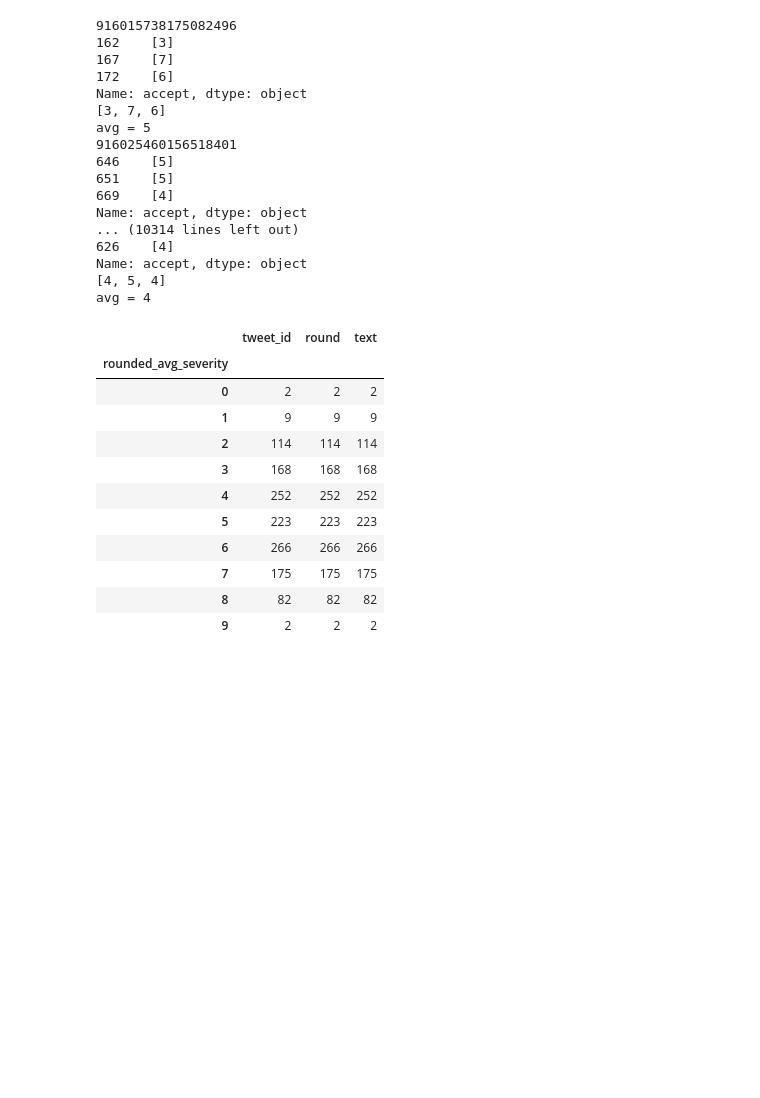
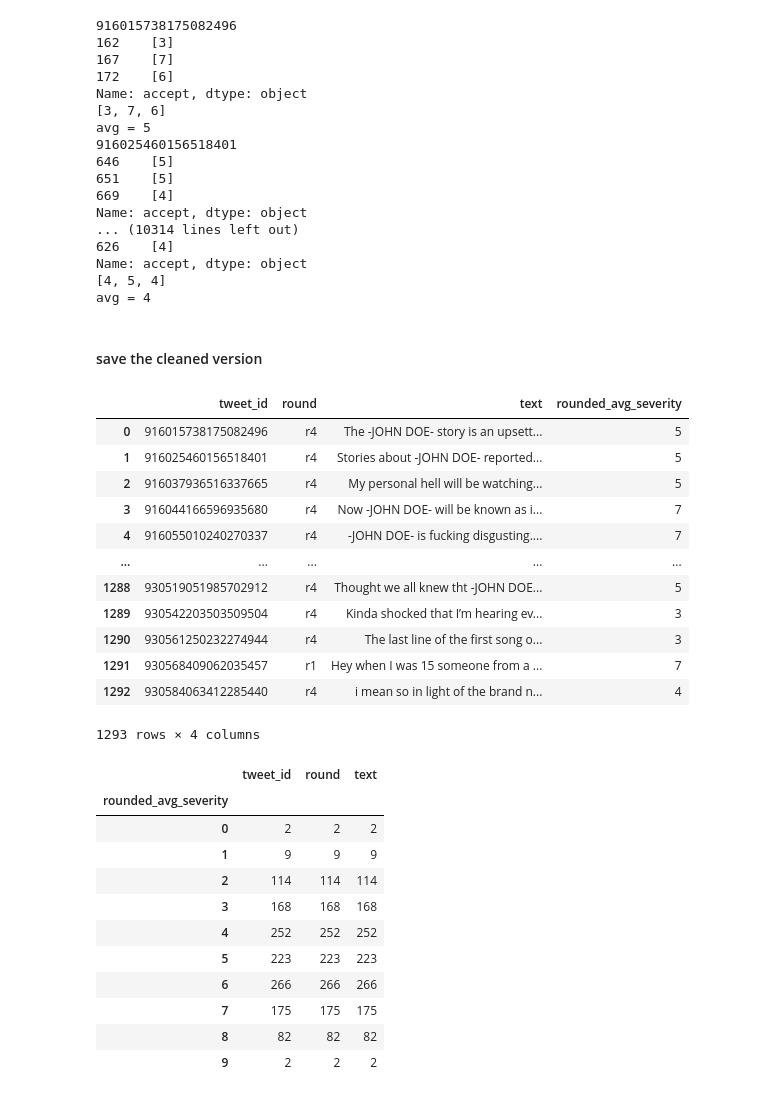
Before and after one commit to Ali-Omrani/transgressions-condemnation, a Jupyter notebook: severity/severity_data_wrangling.ipynb, the cells around one changed output. Cells and saved outputs as stored; diff of their text form; code cells hidden in the pictures; blank space fills up the shorter version.

```diff
--- a/severity/severity_classifier.ipynb
+++ b/severity/severity_data_wrangling.ipynb
@@ -166,10 +166,28 @@ Name: accept, dtype: object
 Name: accept, dtype: object
 [4, 5, 4]
 avg = 4
+# %% [markdown]
+#### save the cleaned version
 # %%
 mean_severity_df = pd.DataFrame(rows)
 mean_severity_df[mean_severity_df["round"]=="r4"]
 mean_severity_df.to_csv("mean_severity.csv", index=False)
+# %%
+mean_severity_df
+# %% [output]
+|  | tweet_id | round | text | rounded_avg_severity |
+| 0 | 916015738175082496 | r4 | The -JOHN DOE- story is an upsett... | 5 |
+| 1 | 916025460156518401 | r4 | Stories about -JOHN DOE- reported... | 5 |
+| 2 | 916037936516337665 | r4 | My personal hell will be watching... | 5 |
+| 3 | 916044166596935680 | r4 | Now -JOHN DOE- will be known as i... | 7 |
+| 4 | 916055010240270337 | r4 | -JOHN DOE- is fucking disgusting.... | 7 |
+| ... | ... | ... | ... | ... |
+| 1288 | 930519051985702912 | r4 | Thought we all knew tht -JOHN DOE... | 5 |
+| 1289 | 930542203503509504 | r4 | Kinda shocked that I’m hearing ev... | 3 |
+| 1290 | 930561250232274944 | r4 | The last line of the first song o... | 3 |
+| 1291 | 930568409062035457 | r1 | Hey when I was 15 someone from a ... | 7 |
+| 1292 | 930584063412285440 | r4 | i mean so in light of the brand n... | 4 |
+1293 rows × 4 columns
 # %%
 df = pd.read_csv("mean_severity.csv")
 df.groupby("rounded_avg_severity").count()
```
Also changed, not shown: parts of 14 cells of this notebook, 52 other files.
